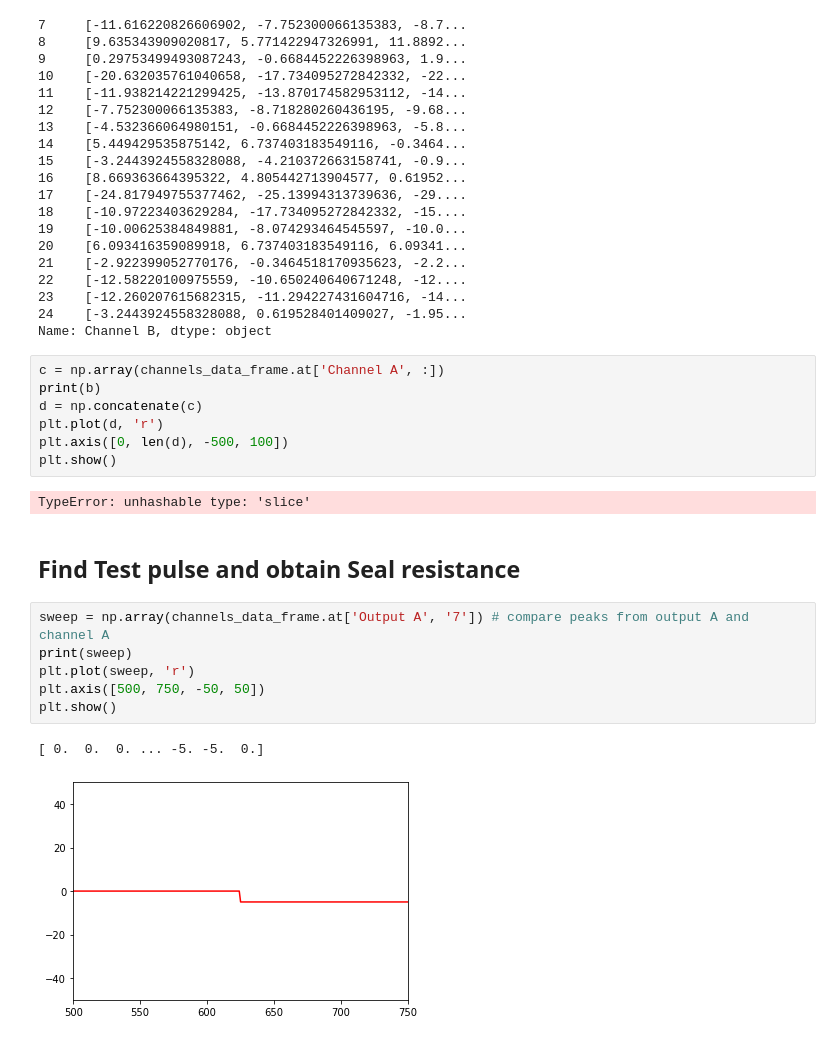
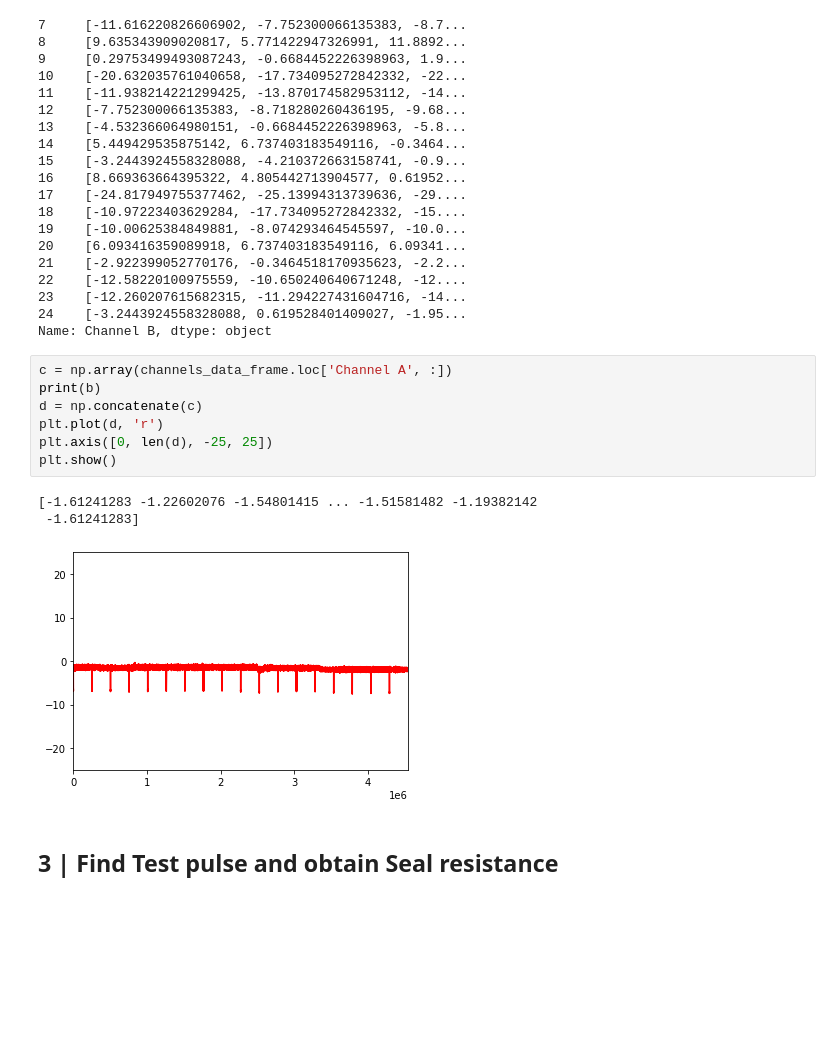
Before and after one commit to opavon/PAG_ephys_analysis, a Jupyter notebook: loose_seal/testpulse_Rseal_develop.ipynb, the cells around one changed output. Drawn from its saved outputs; the diff is of its cells as text; blank space fills up the shorter version.

```diff
--- a/loose_seal/testpulse_Rseal_develop.ipynb
+++ b/loose_seal/testpulse_Rseal_develop.ipynb
@@ -168,22 +168,15 @@ channels_data_frame.iloc[1, :]
 24    [-3.2443924558328088, 0.619528401409027, -1.95...
 Name: Channel B, dtype: object
 # %%
-c = np.array(channels_data_frame.at['Channel A', :])
+c = np.array(channels_data_frame.loc['Channel A', :])
 print(b)
 d = np.concatenate(c)
 plt.plot(d, 'r')
-plt.axis([0, len(d), -500, 100])
+plt.axis([0, len(d), -25, 25])
 plt.show()
 # %% [output]
-TypeError: unhashable type: 'slice'
+[-1.61241283 -1.22602076 -1.54801415 ... -1.51581482 -1.19382142
+ -1.61241283]
+[figure, added]
 # %% [markdown]
-## Find Test pulse and obtain Seal resistance
+## 3 | Find Test pulse and obtain Seal resistance
-# %%
-sweep = np.array(channels_data_frame.at['Output A', '7']) # compare peaks from output A and channel A
-print(sweep)
-plt.plot(sweep, 'r')
-plt.axis([500, 750, -50, 50])
-plt.show()
-# %% [output]
-[ 0.  0.  0. ... -5. -5.  0.]
-[figure, removed]
```
Also changed, not shown: parts of 17 cells of this notebook, 1 other file.
